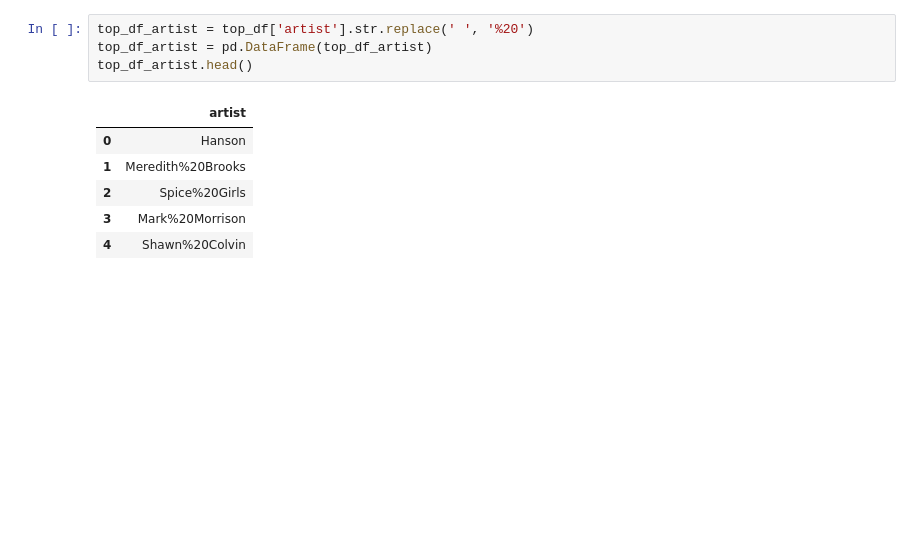
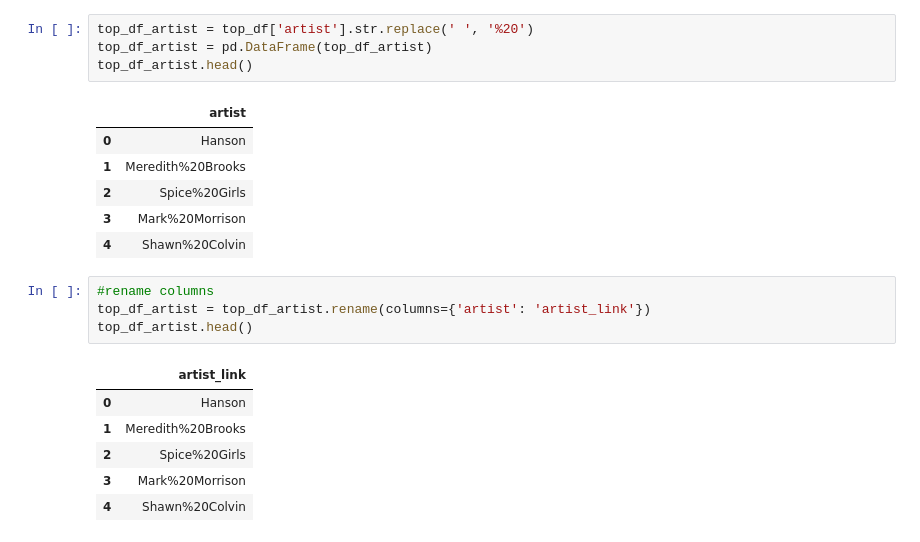
Before and after one commit to adchavez858/Audio-Feature-API-Analyis-, a Jupyter notebook: 01A_APIs/Top_40_Spotify_Info.ipynb, the cells around one changed output. Saved outputs shown, nothing was run; the diff lists cells and outputs as text; blank space fills up the shorter version.

```diff
--- a/01A_APIs/Top_40_Spotify_Info.ipynb
+++ b/01A_APIs/Top_40_Spotify_Info.ipynb
@@ -61,6 +72,17 @@ top_df_artist.head()
 | 2 | Spice%20Girls |
 | 3 | Mark%20Morrison |
 | 4 | Shawn%20Colvin |
+# %%
+#rename columns
+top_df_artist = top_df_artist.rename(columns={'artist': 'artist_link'})
+top_df_artist.head()
+# %% [output]
+|  | artist_link |
+| 0 | Hanson |
+| 1 | Meredith%20Brooks |
+| 2 | Spice%20Girls |
+| 3 | Mark%20Morrison |
+| 4 | Shawn%20Colvin |
 # %%
 top_dfs = pd.concat([top_df, top_df_song, top_df_artist], axis="columns")
 top_dfs
```
Also changed, not shown: parts of 4 cells of this notebook.
